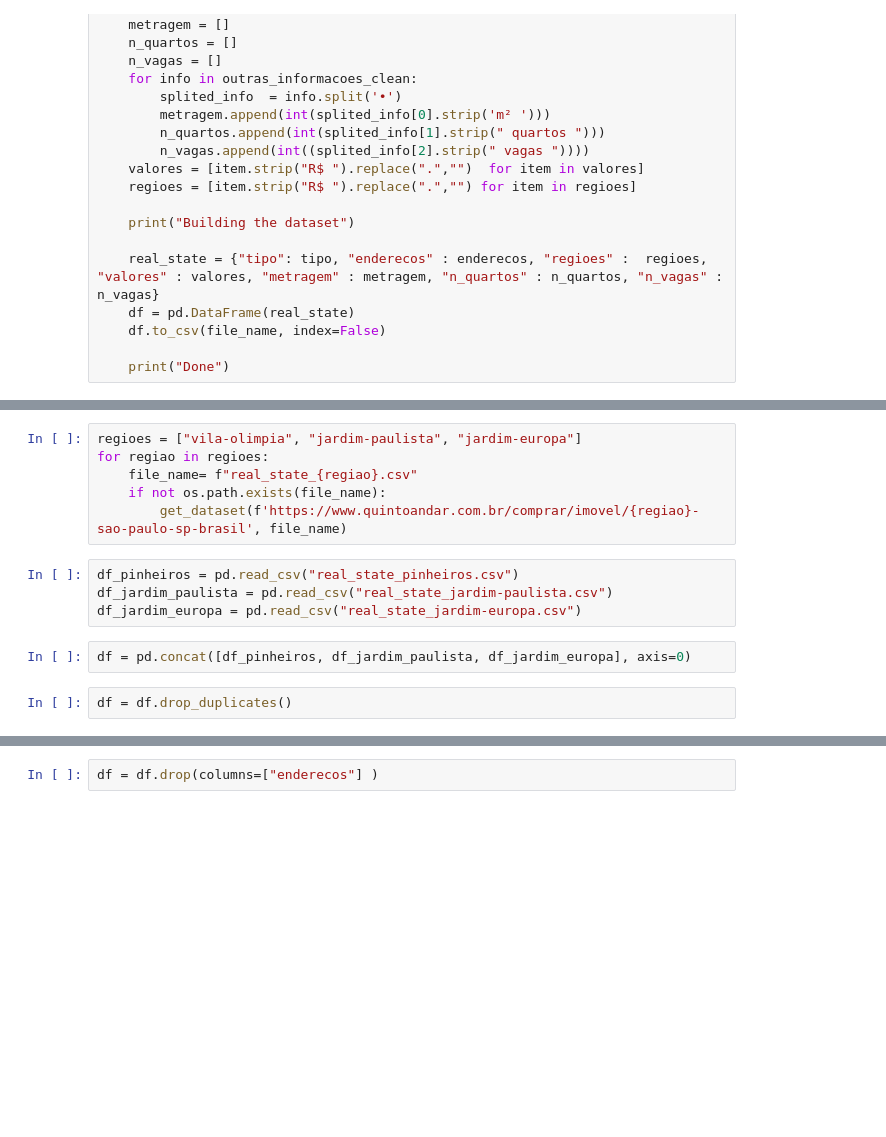
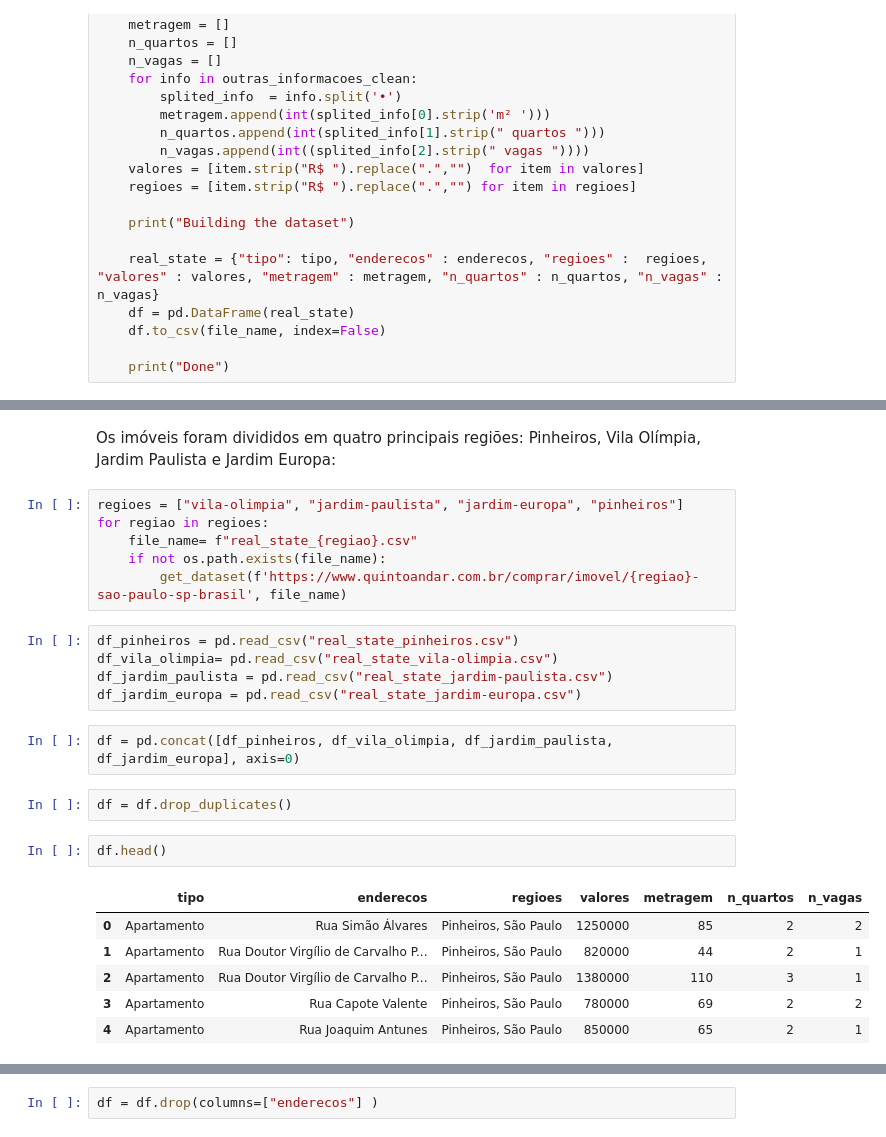
Before and after one commit to jpgianfaldoni/RealStateAnalysis, a Jupyter notebook: RealStateAnalysis.ipynb, the cells around one changed output, grey strips where cells are left out. Cells and saved outputs as stored; diff of their text form; blank space fills up the shorter version.

```diff
--- a/RealStateAnalysis.ipynb
+++ b/RealStateAnalysis.ipynb
@@ -85,14 +91,26 @@ def get_dataset(url, file_name):
+# %% [markdown]
+Os imóveis foram divididos em quatro principais regiões: Pinheiros, Vila Olímpia, Jardim Paulista e Jardim Europa:
 # %%
-regioes = ["vila-olimpia", "jardim-paulista", "jardim-europa"]
+regioes = ["vila-olimpia", "jardim-paulista", "jardim-europa", "pinheiros"]
 for regiao in regioes:
     file_name= f"real_state_{regiao}.csv"
     if not os.path.exists(file_name):
         get_dataset(f'https://www.quintoandar.com.br/comprar/imovel/{regiao}-sao-paulo-sp-brasil', file_name)
 # %%
 df_pinheiros = pd.read_csv("real_state_pinheiros.csv")
+df_vila_olimpia= pd.read_csv("real_state_vila-olimpia.csv")
 df_jardim_paulista = pd.read_csv("real_state_jardim-paulista.csv")
 df_jardim_europa = pd.read_csv("real_state_jardim-europa.csv")
 # %%
-df = pd.concat([df_pinheiros, df_jardim_paulista, df_jardim_europa], axis=0)
+df = pd.concat([df_pinheiros, df_vila_olimpia, df_jardim_paulista, df_jardim_europa], axis=0)
 # %%
 df = df.drop_duplicates()
+# %%
+df.head()
+# %% [output]
+|  | tipo | enderecos | regioes | valores | metragem | n_quartos | n_vagas |
+| 0 | Apartamento | Rua Simão Álvares | Pinheiros, São Paulo | 1250000 | 85 | 2 | 2 |
+| 1 | Apartamento | Rua Doutor Virgílio de Carvalho P... | Pinheiros, São Paulo | 820000 | 44 | 2 | 1 |
+| 2 | Apartamento | Rua Doutor Virgílio de Carvalho P... | Pinheiros, São Paulo | 1380000 | 110 | 3 | 1 |
+| 3 | Apartamento | Rua Capote Valente | Pinheiros, São Paulo | 780000 | 69 | 2 | 2 |
+| 4 | Apartamento | Rua Joaquim Antunes | Pinheiros, São Paulo | 850000 | 65 | 2 | 1 |
```
Also changed, not shown: parts of 12 cells of this notebook.
